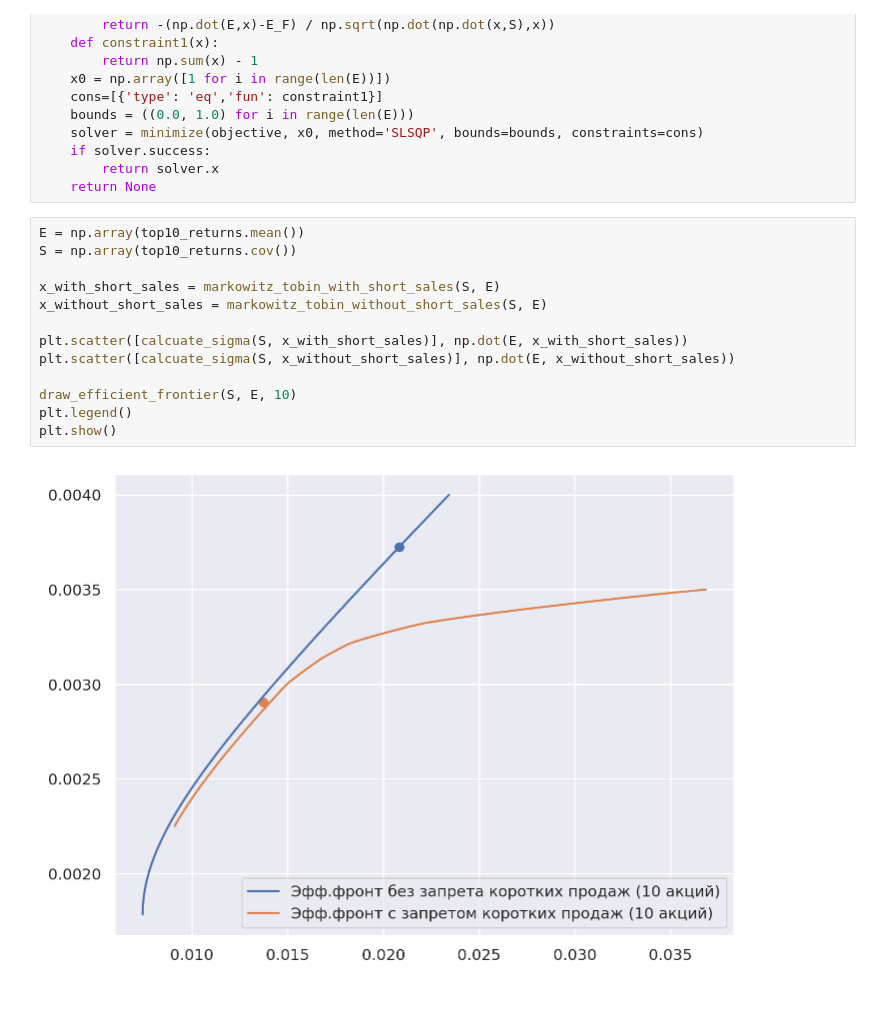
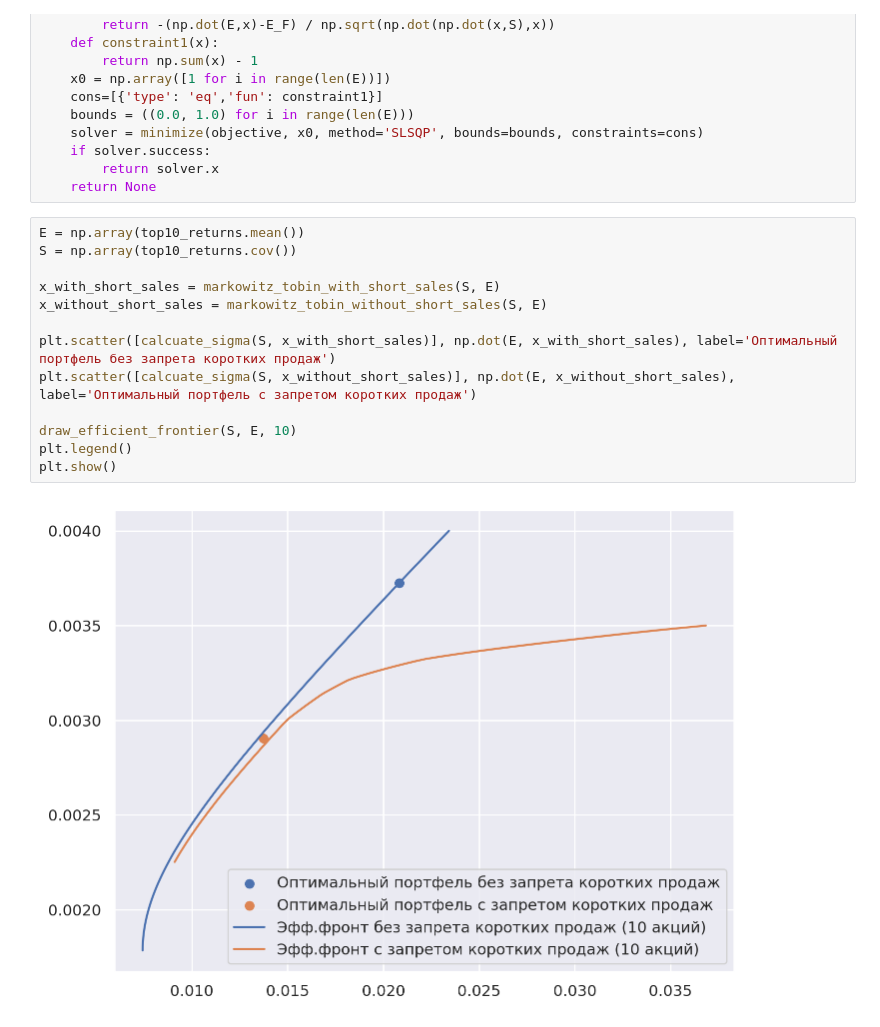
Before and after one commit to antonov1lya/ResearchSeminar2024, a Jupyter notebook: lab2.ipynb, the cells around one changed output. Cells and saved outputs as stored; diff of their text form.

```diff
--- a/lab2.ipynb
+++ b/lab2.ipynb
@@ -438,15 +438,15 @@ def markowitz_tobin_without_short_sales(S: np.ndarray, E: np.ndarray, E_F: float
 # %%
 E = np.array(top10_returns.mean())
 S = np.array(top10_returns.cov())
 
 x_with_short_sales = markowitz_tobin_with_short_sales(S, E)
 x_without_short_sales = markowitz_tobin_without_short_sales(S, E)
 
-plt.scatter([calcuate_sigma(S, x_with_short_sales)], np.dot(E, x_with_short_sales))
-plt.scatter([calcuate_sigma(S, x_without_short_sales)], np.dot(E, x_without_short_sales))
+plt.scatter([calcuate_sigma(S, x_with_short_sales)], np.dot(E, x_with_short_sales), label='Оптимальный портфель без запрета коротких продаж')
+plt.scatter([calcuate_sigma(S, x_without_short_sales)], np.dot(E, x_without_short_sales), label='Оптимальный портфель с запретом коротких продаж')
 
 draw_efficient_frontier(S, E, 10)
 plt.legend()
 plt.show()
 # %% [output]
-[figure, old version]
+[figure, new version]
```
